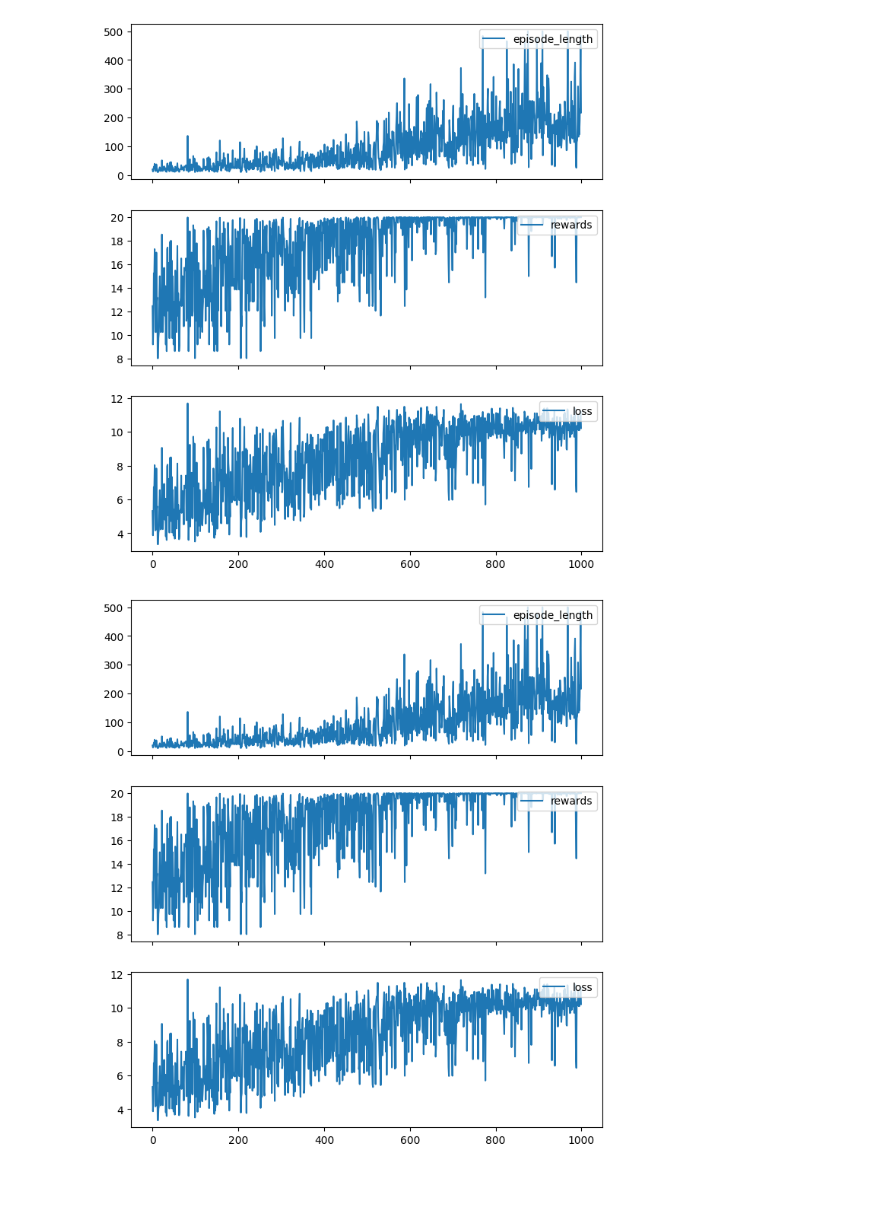
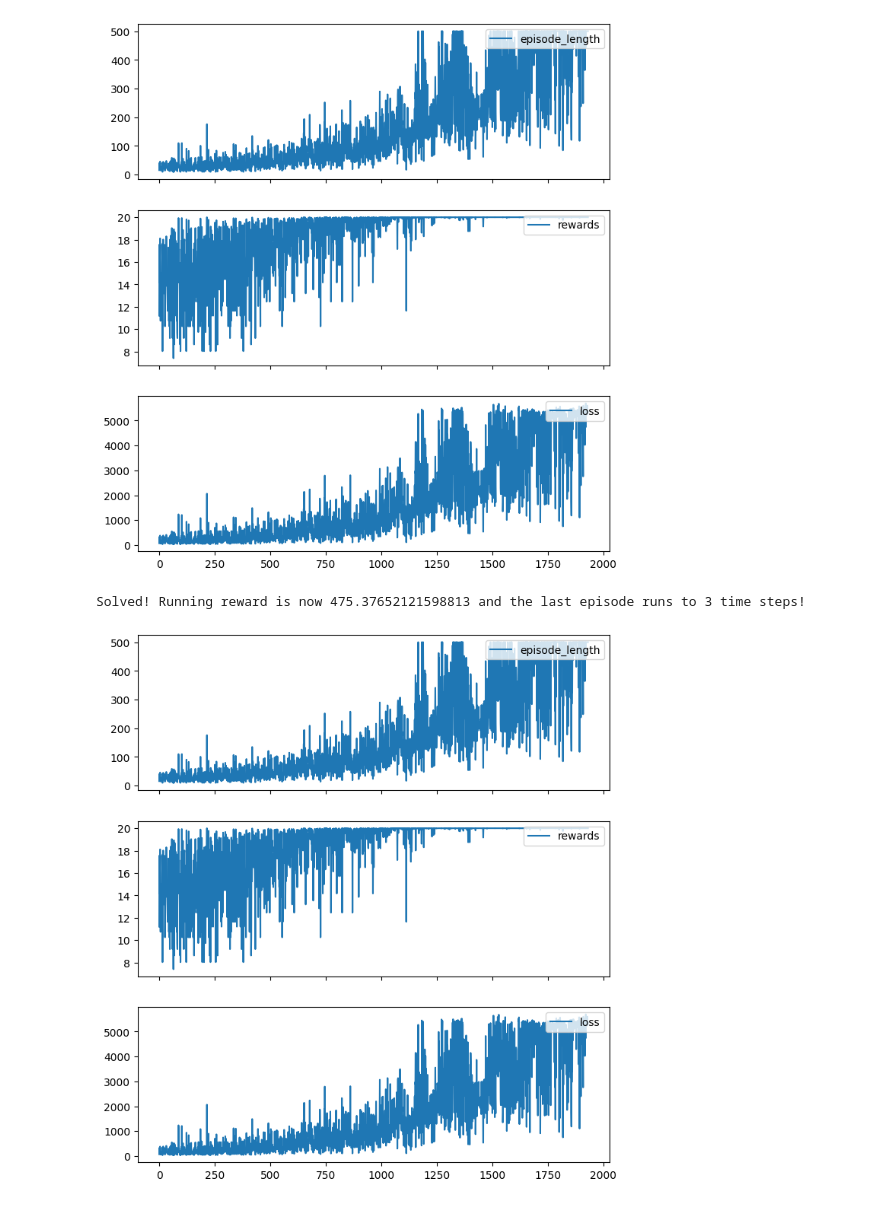
Before and after one commit to TimothyDelille/openai-gym-RL-problems, a Jupyter notebook: cartpole/reinforce.ipynb, the cells around one changed output. Cells and saved outputs as stored; diff of their text form; code cells hidden in the pictures.

```diff
--- a/cartpole/reinforce.ipynb
+++ b/cartpole/reinforce.ipynb
@@ -34,6 +34,7 @@ from tqdm.notebook import tqdm
 
 def reinforce(n_episodes):
     env = gym.make('CartPole-v1', render_mode="rgb_array")
+    running_reward = 0.
     model = Policy(learning_rate=1e-3)
 
     metrics = {
@@ -54,6 +55,7 @@ def reinforce(n_episodes):
         episode = []
         done = False
         obs, info = env.reset()
+        episode_reward = 0
         while not done:  # sample one episode.
             state = torch.tensor(obs)
             state = state.unsqueeze(0)  # add batch dim
@@ -67,47 +69,61 @@ def reinforce(n_episodes):
             episode.append(
                 (r, proba, a),  # reward, log prob of action with gradient
             )
+            episode_reward += r
 
         # perform gradient descent
         model.optimizer.zero_grad()
-        gain = 0
+        gain = torch.tensor([0.], requires_grad=False)
         T = len(episode)
-        total_loss = torch.tensor(0.)
+
+        batch = {
+            "proba": [],
+            "gain": [],
+        }
         for i in range(1, T+1):
             r, proba, a = episode[T-i]
-            # since we only consider the diagonal of the covariance matrix, we can treat the
-            # actions as independent variables.
-            a = torch.tensor(a, requires_grad=False)
-            log_prob = torch.log(proba * a + (1 - proba) * (1 - a))
-            gain = r + gamma*gain
-            loss = - gain * log_prob
-            total_loss += loss.sum()
+            batch["proba"].append(proba * a + (1 - proba) * (1 - a))
+            gain = r + gamma * gain
+            batch["gain"].append(gain)
 
-        total_loss.backward()
+        batch["proba"] = torch.concat(batch["proba"])
+        batch["gain"] = torch.concat(batch["gain"])
+        # normalize returns.
+        #batch["gain"] = (batch["gain"] - batch["gain"].mean())/(batch["gain"].std() + 1e-7)
+        loss = - batch["gain"] * torch.log(batch["proba"])
+        loss = loss.sum()
+        loss.backward()
 
         # model.scheduler.step()
         model.optimizer.step()
         metrics["rewards"].append(gain)
         metrics["episode_length"].append(T)
-        metrics["loss"].append(total_loss.item()/T)
+        metrics["loss"].append(loss.item()/T)
         # Update the data of the line objects
         for key, data in metrics.items():
             lines[key].set_data(range(len(data)), data)
         for i in range(len(ax)):
             ax[i].relim()  # Recalculate limits
             ax[i].autoscale_view(True,True,True)  # Rescale the axis
 
         clear_output(wait=True)  # Clear the output
         display(fig)  # Re-display the figure
 
+        running_reward = 0.05 * episode_reward + (1 - 0.05) * running_reward
+        if running_reward > env.spec.reward_threshold:
+            print("Solved! Running reward is now {} and "
+                  "the last episode runs to {} time steps!".format(running_reward, i+1))
+            return model
+
     env.close()
     plt.ioff()
     return model
 
-model = reinforce(n_episodes=1000)
+model = reinforce(n_episodes=2000)
 # %% [output]
-[figure, old version]
+[figure, new version]
+Solved! Running reward is now 475.37652121598813 and the last episode runs to 3 time steps!
-[figure, old version]
+[figure, new version]
 # %%
 from utils import sample_episode
 
```
Also changed, not shown: 6 other files.
